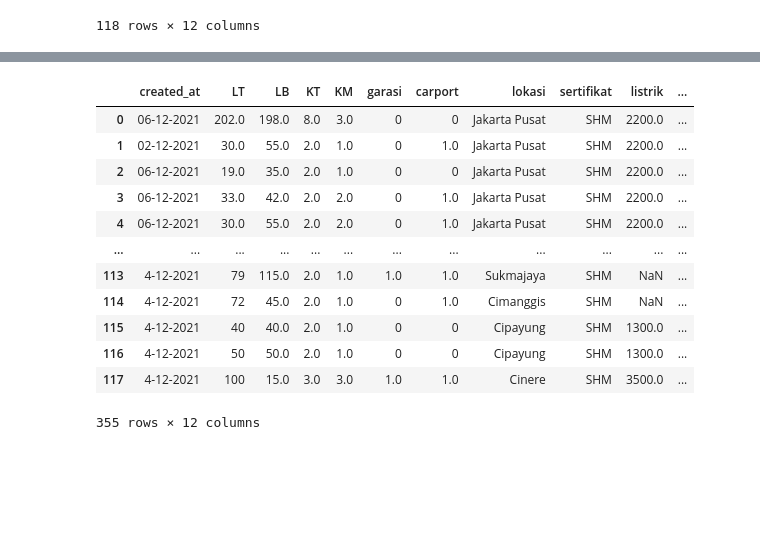
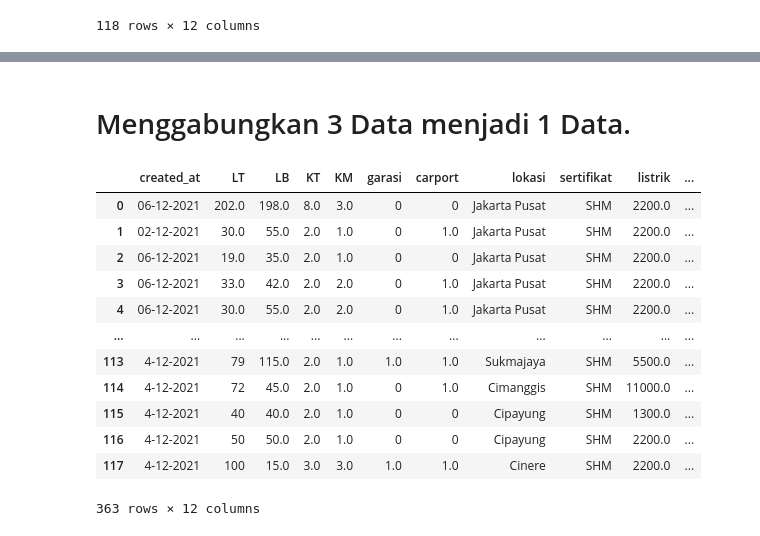
Before and after one commit to ilman79/Kelompok-5, a Jupyter notebook: Kodingan.ipynb, the cells around one changed output, grey strips where cells are left out. Cells and saved outputs as stored; diff of their text form; code cells hidden in the pictures; blank space fills up the shorter version.

```diff
--- a/Kodingan.ipynb
+++ b/Kodingan.ipynb
@@ -303,6 +351,11 @@ garasi = data1_baru.garasi.fillna('0')
 data1_baru['garasi'] = data1_baru['garasi'].fillna(garasi)
 carport = data1_baru.carport.fillna('0')
 data1_baru['carport'] = data1_baru['carport'].fillna(carport)
+# Mengisi missing value variabel listrik dengan median
+listrik = data1_baru['listrik'].median()
+data1_baru['listrik'] = data1_baru['listrik'].fillna(listrik)
+# Mengisi missing value variabel sertifikat
+data1_baru['sertifikat'] = data1_baru['sertifikat'].fillna('Tidak ada')
 data1_baru
 # %% [output]
 |  | created_at | LT | LB | KT | KM | garasi | carport | lokasi | sertifikat | listrik | ... |
@@ -356,7 +412,7 @@ print('Baris = ', B, ', Kolom = ', K)
 # %% [output]
 Baris =  998 , Kolom =  26
 # %%
-data2_baru = data2.drop(columns = ['URL','deskripsi','hadap','Unnamed: 14','Unnamed: 15', 'Unnamed: 16', 'Unnamed: 17', 'Unnamed: 18', 'Unnamed: 19', 'Unnamed: 20', 'Unnamed: 21','Unnamed: 22', 'Unnamed: 23', 'Unnamed: 24','Unnamed: 25'])
+data2_baru = dfD.drop(columns = ['URL','deskripsi','hadap','Unnamed: 14','Unnamed: 15', 'Unnamed: 16', 'Unnamed: 17', 'Unnamed: 18', 'Unnamed: 19', 'Unnamed: 20', 'Unnamed: 21','Unnamed: 22', 'Unnamed: 23', 'Unnamed: 24','Unnamed: 25'])
 data2_baru
 # %% [output]
 |  | created_at | LT | LB | KT | KM | garasi | carport | lokasi | sertifikat | listrik | ... |
@@ -440,9 +500,11 @@ data2_baru
 # %%
-# Mengisi missing value variabel garasi dan carport dengan 0
 garasi = data2_baru.garasi.fillna('0')
 data2_baru['garasi'] = data2_baru['garasi'].fillna(garasi)
 carport = data2_baru.carport.fillna('0')
 data2_baru['carport'] = data2_baru['carport'].fillna(carport)
+# Mengisi missing value variabel listrik dengan median
+listrik = data2_baru['listrik'].median()
+data2_baru['listrik'] = data1_baru['listrik'].fillna(listrik)
 data2_baru
 # %% [output]
 |  | created_at | LT | LB | KT | KM | garasi | carport | lokasi | sertifikat | listrik | ... |
@@ -466,4 +525,3 @@ data2_baru.duplicated().sum()
 # %%
-data2_baru.drop_duplicates(inplace=True)
-print(data2_baru.duplicated().sum())
+data2_baru.duplicated().sum()
 # %% [output]
@@ -471,17 +545,19 @@ print(data2_baru.duplicated().sum())
+# %% [markdown]
+# Menggabungkan 3 Data menjadi 1 Data.
 # %%
-join = pd.concat([data_baru, data1_baru, data2_baru], axis = 0)
-join
+data3_baru = pd.concat([data_baru, data1_baru, data2_baru], axis = 0)
+data3_baru
 # %% [output]
 |  | created_at | LT | LB | KT | KM | garasi | carport | lokasi | sertifikat | listrik | ... |
 | 0 | 06-12-2021 | 202.0 | 198.0 | 8.0 | 3.0 | 0 | 0 | Jakarta Pusat | SHM | 2200.0 | ... |
 | 1 | 02-12-2021 | 30.0 | 55.0 | 2.0 | 1.0 | 0 | 1.0 | Jakarta Pusat | SHM | 2200.0 | ... |
 | 2 | 06-12-2021 | 19.0 | 35.0 | 2.0 | 1.0 | 0 | 0 | Jakarta Pusat | SHM | 2200.0 | ... |
 | 3 | 06-12-2021 | 33.0 | 42.0 | 2.0 | 2.0 | 0 | 1.0 | Jakarta Pusat | SHM | 2200.0 | ... |
 | 4 | 06-12-2021 | 30.0 | 55.0 | 2.0 | 2.0 | 0 | 1.0 | Jakarta Pusat | SHM | 2200.0 | ... |
 | ... | ... | ... | ... | ... | ... | ... | ... | ... | ... | ... | ... |
-| 113 | 4-12-2021 | 79 | 115.0 | 2.0 | 1.0 | 1.0 | 1.0 | Sukmajaya | SHM | NaN | ... |
-| 114 | 4-12-2021 | 72 | 45.0 | 2.0 | 1.0 | 0 | 1.0 | Cimanggis | SHM | NaN | ... |
+| 113 | 4-12-2021 | 79 | 115.0 | 2.0 | 1.0 | 1.0 | 1.0 | Sukmajaya | SHM | 5500.0 | ... |
+| 114 | 4-12-2021 | 72 | 45.0 | 2.0 | 1.0 | 0 | 1.0 | Cimanggis | SHM | 11000.0 | ... |
 | 115 | 4-12-2021 | 40 | 40.0 | 2.0 | 1.0 | 0 | 0 | Cipayung | SHM | 1300.0 | ... |
-| 116 | 4-12-2021 | 50 | 50.0 | 2.0 | 1.0 | 0 | 0 | Cipayung | SHM | 1300.0 | ... |
-| 117 | 4-12-2021 | 100 | 15.0 | 3.0 | 3.0 | 1.0 | 1.0 | Cinere | SHM | 3500.0 | ... |
+| 116 | 4-12-2021 | 50 | 50.0 | 2.0 | 1.0 | 0 | 0 | Cipayung | SHM | 2200.0 | ... |
+| 117 | 4-12-2021 | 100 | 15.0 | 3.0 | 3.0 | 1.0 | 1.0 | Cinere | SHM | 2200.0 | ... |
-355 rows × 12 columns
+363 rows × 12 columns
```
Also changed, not shown: parts of 57 cells of this notebook.
